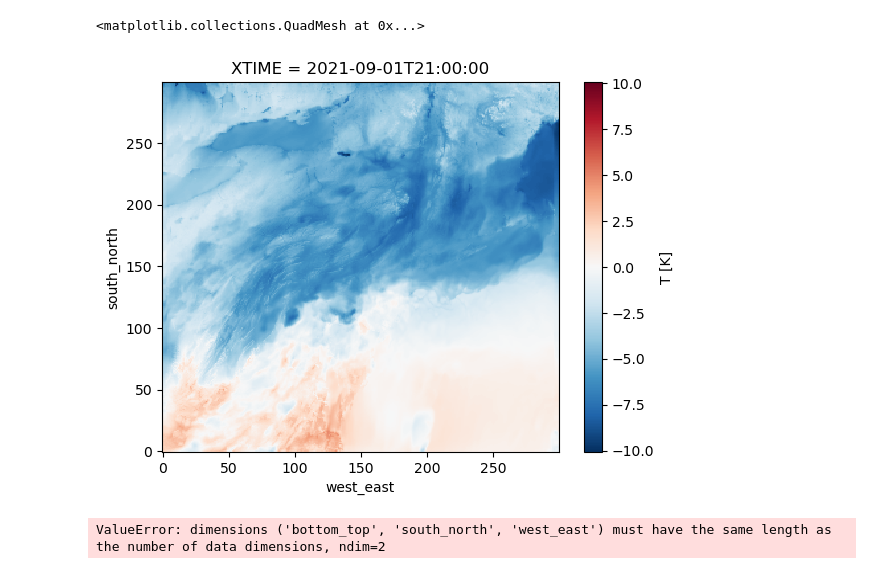
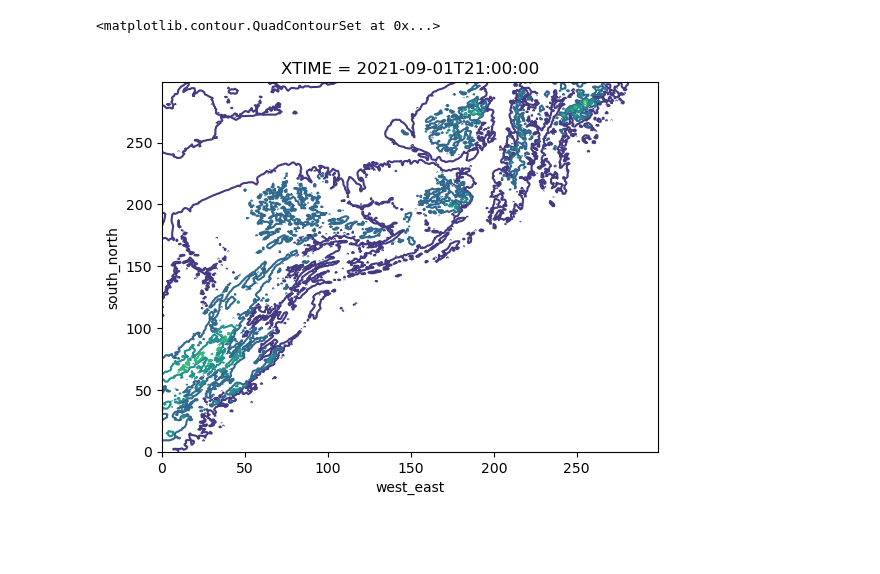
Before and after one commit to tyfolino/ida-precip, a Jupyter notebook: get-summary-variables.ipynb, the cells around one changed output. Saved outputs shown, nothing was run; the diff lists cells and outputs as text; code cells hidden in the pictures; blank space fills up the shorter version.

```diff
--- a/get-summary-variables.ipynb
+++ b/get-summary-variables.ipynb
@@ -105,0 +36,5 @@ array([[ 3.5970378,  3.4274411,  3.2960846, ...,  4.503478 ,  4.5793624,
+# %%
+path = "/mnt/drive2/wof-runs/21Z/"
+z = xr.open_dataarray(path + "z/wrfwof_d01_2021-09-01_21:00:00.01")
+P = xr.open_dataarray(path + "P/wrfwof_d01_2021-09-01_21:00:00.01")
+PB = xr.open_dataarray(path + "PB/wrfwof_d01_2021-09-01_21:00:00.01")
@@ -106,5 +76,5 @@ array([[ 3.5970378,  3.4274411,  3.2960846, ...,  4.503478 ,  4.5793624,
 # %%
-T.isel(bottom_top=0).plot()
+xr.plot.contour(z.isel(bottom_top=0).squeeze())
 # %% [output]
-<matplotlib.collections.QuadMesh at 0x...>
+<matplotlib.contour.QuadContourSet at 0x...>
-[figure, old version]
+[figure, new version]
@@ -113,4 +80,0 @@ pres = P + PB
-# %%
-np.argmax((pres < 85000),axis=0)
-# %% [output]
-ValueError: dimensions ('bottom_top', 'south_north', 'west_east') must have the same length as the number of data dimensions, ndim=2
```
Also changed, not shown: parts of 17 cells of this notebook, 6 other files.
